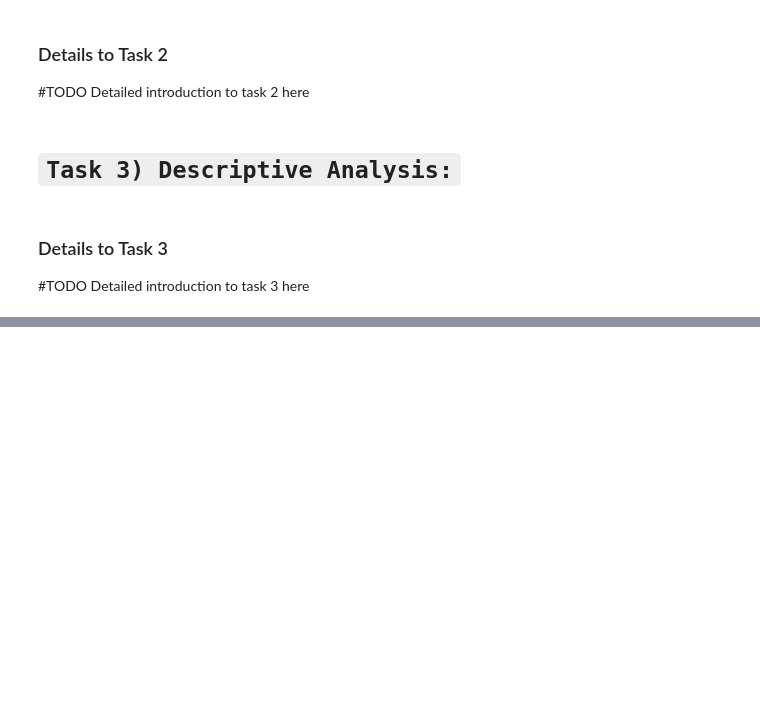
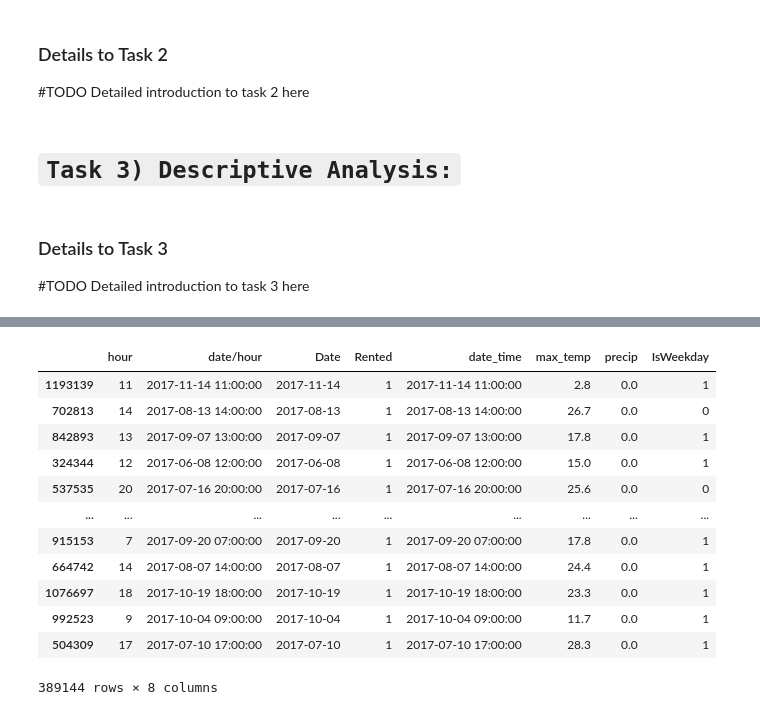
Before and after one commit to NiklasNesseler/ProjectNotFound, a Jupyter notebook: DSML_GroupProject_Boston2017.ipynb, the cells around one changed output, grey strips where cells are left out. Cells and saved outputs as stored; diff of their text form; code cells hidden in the pictures; blank space fills up the shorter version.

```diff
--- a/DSML_GroupProject_Boston2017.ipynb
+++ b/DSML_GroupProject_Boston2017.ipynb
@@ -556,0 +643,2 @@ Detailed introduction to task 3 here
+# %%
+validation, test = train_test_split(testval, test_size=0.6,random_state=10)
@@ -556,0 +653,16 @@ Detailed introduction to task 3 here
+# %%
+test
+# %% [output]
+|  | hour | date/hour | Date | Rented | date_time | max_temp | precip | IsWeekday |
+| 1193139 | 11 | 2017-11-14 11:00:00 | 2017-11-14 | 1 | 2017-11-14 11:00:00 | 2.8 | 0.0 | 1 |
+| 702813 | 14 | 2017-08-13 14:00:00 | 2017-08-13 | 1 | 2017-08-13 14:00:00 | 26.7 | 0.0 | 0 |
+| 842893 | 13 | 2017-09-07 13:00:00 | 2017-09-07 | 1 | 2017-09-07 13:00:00 | 17.8 | 0.0 | 1 |
+| 324344 | 12 | 2017-06-08 12:00:00 | 2017-06-08 | 1 | 2017-06-08 12:00:00 | 15.0 | 0.0 | 1 |
+| 537535 | 20 | 2017-07-16 20:00:00 | 2017-07-16 | 1 | 2017-07-16 20:00:00 | 25.6 | 0.0 | 0 |
+| ... | ... | ... | ... | ... | ... | ... | ... | ... |
+| 915153 | 7 | 2017-09-20 07:00:00 | 2017-09-20 | 1 | 2017-09-20 07:00:00 | 17.8 | 0.0 | 1 |
+| 664742 | 14 | 2017-08-07 14:00:00 | 2017-08-07 | 1 | 2017-08-07 14:00:00 | 24.4 | 0.0 | 1 |
+| 1076697 | 18 | 2017-10-19 18:00:00 | 2017-10-19 | 1 | 2017-10-19 18:00:00 | 23.3 | 0.0 | 1 |
+| 992523 | 9 | 2017-10-04 09:00:00 | 2017-10-04 | 1 | 2017-10-04 09:00:00 | 11.7 | 0.0 | 1 |
+| 504309 | 17 | 2017-07-10 17:00:00 | 2017-07-10 | 1 | 2017-07-10 17:00:00 | 28.3 | 0.0 | 1 |
+389144 rows × 8 columns
```
Also changed, not shown: parts of 12 cells of this notebook.
